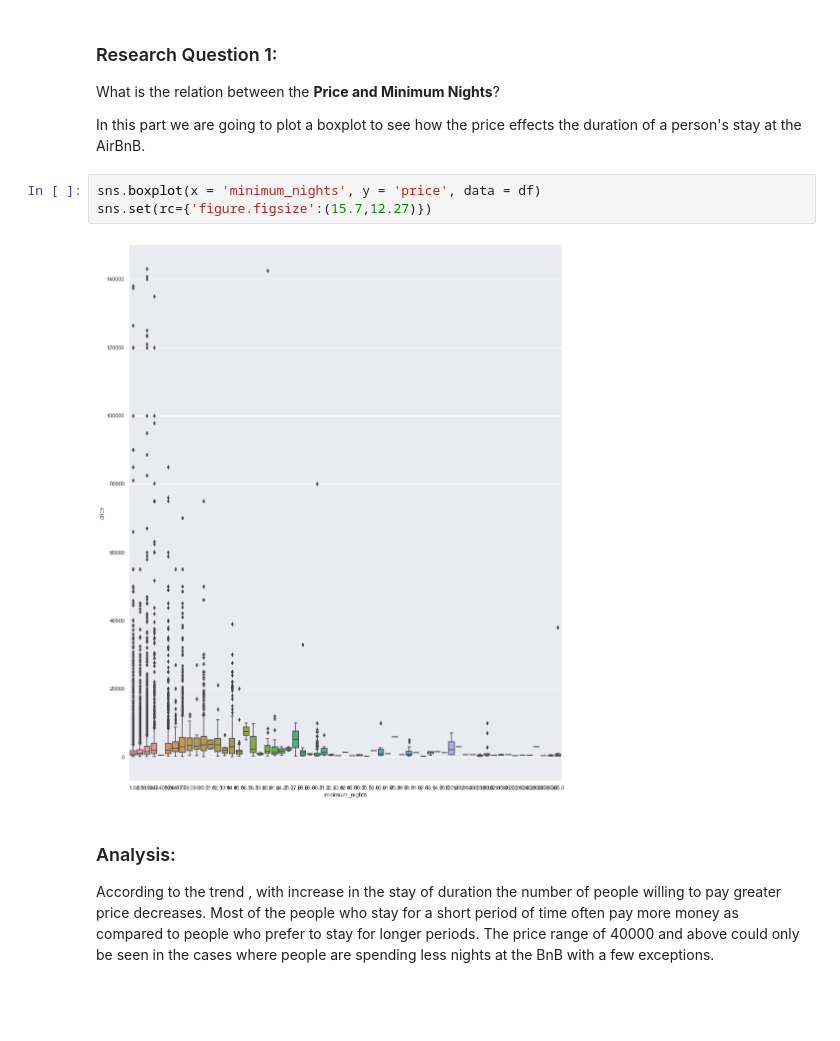
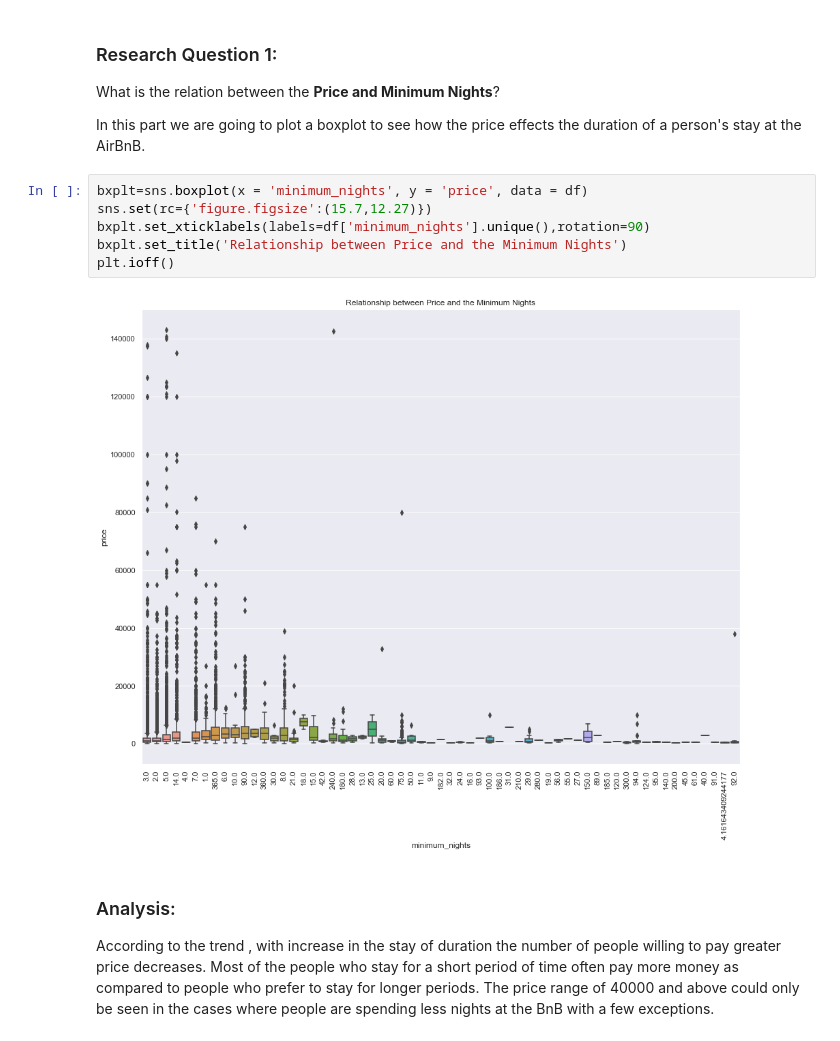
Before and after one commit to SanjanaCode/AirBnB-Data-Analysis, a Jupyter notebook: Analysis/Submitted/Task5.ipynb, the cells around one changed output. Saved outputs shown, nothing was run; the diff lists cells and outputs as text; blank space fills up the shorter version.

```diff
--- a/Analysis/Submitted/Task5.ipynb
+++ b/Analysis/Submitted/Task5.ipynb
@@ -44,10 +44,13 @@ What is the relation between the **Price and Minimum Nights**?
 
 In this part we are going to plot a boxplot to see how the price effects the duration of a person's stay at the AirBnB.
 # %%
-sns.boxplot(x = 'minimum_nights', y = 'price', data = df)
+bxplt=sns.boxplot(x = 'minimum_nights', y = 'price', data = df)
 sns.set(rc={'figure.figsize':(15.7,12.27)})
+bxplt.set_xticklabels(labels=df['minimum_nights'].unique(),rotation=90)
+bxplt.set_title('Relationship between Price and the Minimum Nights')
+plt.ioff()
 # %% [output]
-[figure, old version]
+[figure, new version]
 # %% [markdown]
 ### Analysis:
 According to the trend , with increase in the stay of duration the number of people willing to pay greater price decreases. Most of the people who stay for a short period of time often pay more money as compared to people who prefer to stay for longer periods. The price range of 40000 and above could only be seen in the cases where people are spending less nights at the BnB with a few exceptions.
```
Also changed, not shown: parts of 1 cell of this notebook.
